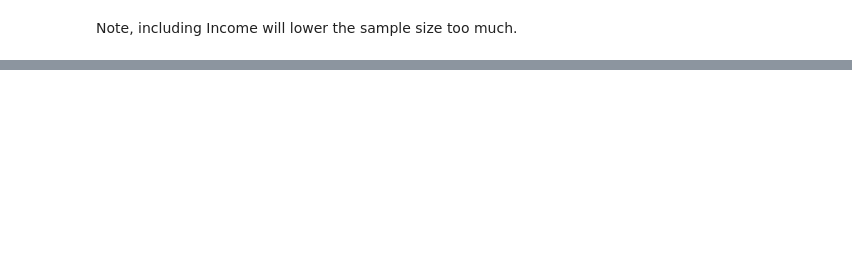
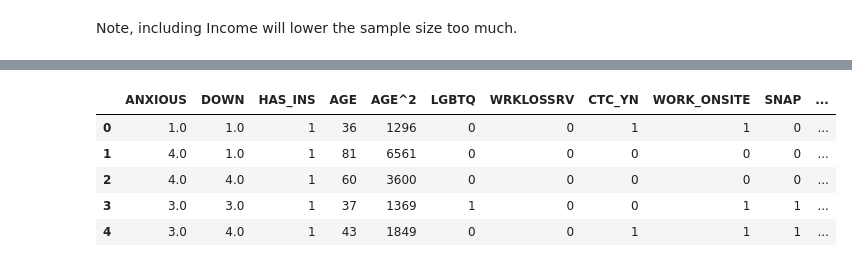
Before and after one commit to peter-amerkhanian/Health-Trends-During-Covid, a Jupyter notebook: Covid Death Trends.ipynb, the cells around one changed output, grey strips where cells are left out. Saved outputs shown, nothing was run; the diff lists cells and outputs as text; code cells hidden in the pictures; blank space fills up the shorter version.

```diff
--- a/Covid Death Trends.ipynb
+++ b/Covid Death Trends.ipynb
@@ -130,0 +242,2 @@ pulse_1_NE = pulse_1_NE.replace({-88: None, -99: None})
+# %%
+pulse_1_in_region["LGBTQ"] = pulse_1_in_region["SEXUAL_ORIENTATION"].isin([1, 3]).astype(int)
@@ -131,2 +258,20 @@ pulse_1_NE = pulse_1_NE.replace({-88: None, -99: None})
+# %%
+pulse_1_in_region["EEDUC"] = (
+    pulse_1_in_region["EEDUC"].map(
+        {1: "1_Less than high school",
+         2: "2_Some high school",
+         3: "3_High school graduate or equivalent",
+         4: "4_Some college, but degree not received or is in progress",
+         5: "5_Associate’s degree",
+         6: "6_Bachelor's degree",
+         7: "7_Graduate degree",
+         }))
+# %%
+pulse_1_in_region["WRKLOSSRV"] = (pulse_1_in_region["WRKLOSSRV"] == 1).astype(int)
+pulse_1_in_region["CTC_YN"] = (pulse_1_in_region["CTC_YN"] == 1).astype(int)
+pulse_1_in_region["WORK_ONSITE"] = (pulse_1_in_region["ACTIVITY1"] == 1).astype(int)
+pulse_1_in_region["SNAP"] = (pulse_1_in_region["SNAP_YN"] == 1).astype(int)
+pulse_1_in_region["BEHIND_ON_RENT"] = (pulse_1_in_region["TENURE"] == 4).astype(int)
+pulse_1_in_region["FEMALE"] = (pulse_1_in_region["GENID_DESCRIBE"] == 2).astype(int)
 # %% [markdown]
 Note, including Income will lower the sample size too much.
@@ -135,29 +278,33 @@ $\text{Anxious or Depressed}_i = \beta_0 + \beta_1\text{Health_Insurance}_i + \b
 # %%
 vars_of_interest = ["ANXIOUS",
                     "DOWN",
-                    "HLTHINS1",
-                    "HLTHINS2",
-                    "HLTHINS3",
-                    "HLTHINS4",
-                    "HLTHINS5",
-                    "HLTHINS6",
-                    "HLTHINS7",
-                    "HLTHINS8",
-                    "RRACE",
+                    "HAS_INS",
+                    "AGE",
+                    "AGE^2",
+                    "LGBTQ",
+                    "WRKLOSSRV",
+                    "CTC_YN",
+                    "WORK_ONSITE",
+                    "SNAP",
+                    "BEHIND_ON_RENT",
+                    "FEMALE",
+                    "Pulse_2",
+                    "DID",
+                    # To be Encoded:
+                    "RACE",
                     "EEDUC",
                     "MS",
-                    "SEXUAL_ORIENTATION",
-                    "RHISPANIC",
-                    "TBIRTH_YEAR",
-                    "RECVDVACC",
-                    "GETVACRV",
-                    "WRKLOSSRV",
-                    "CTC_YN",
                     "EXPNS_DIF",
-                    "ACTIVITY1",
-                    "ACTIVITY1",
                     "CURFOODSUF",
-                    "TENURE",
-                    "EVICT",]
-pulse_1_SE_vars = pulse_1_SE.dropna(subset=vars_of_interest)[vars_of_interest]
-pulse_1_NE_vars = pulse_1_NE.dropna(subset=vars_of_interest)[vars_of_interest]
+                   "NORTHEAST"]
+pulse_1_vars = pulse_1_in_region.dropna(
+    subset=vars_of_interest)[vars_of_interest]
+pulse_1_vars = pulse_1_vars.reset_index().drop(columns="index")
+pulse_1_vars.head()
+# %% [output]
+|  | ANXIOUS | DOWN | HAS_INS | AGE | AGE^2 | LGBTQ | WRKLOSSRV | CTC_YN | WORK_ONSITE | SNAP | ... |
+| 0 | 1.0 | 1.0 | 1 | 36 | 1296 | 0 | 0 | 1 | 1 | 0 | ... |
+| 1 | 4.0 | 1.0 | 1 | 81 | 6561 | 0 | 0 | 0 | 0 | 0 | ... |
+| 2 | 4.0 | 4.0 | 1 | 60 | 3600 | 0 | 0 | 0 | 0 | 0 | ... |
+| 3 | 3.0 | 3.0 | 1 | 37 | 1369 | 1 | 0 | 0 | 1 | 1 | ... |
+| 4 | 3.0 | 4.0 | 1 | 43 | 1849 | 0 | 0 | 1 | 1 | 1 | ... |
```
Also changed, not shown: parts of 65 cells of this notebook, 4 other files.
